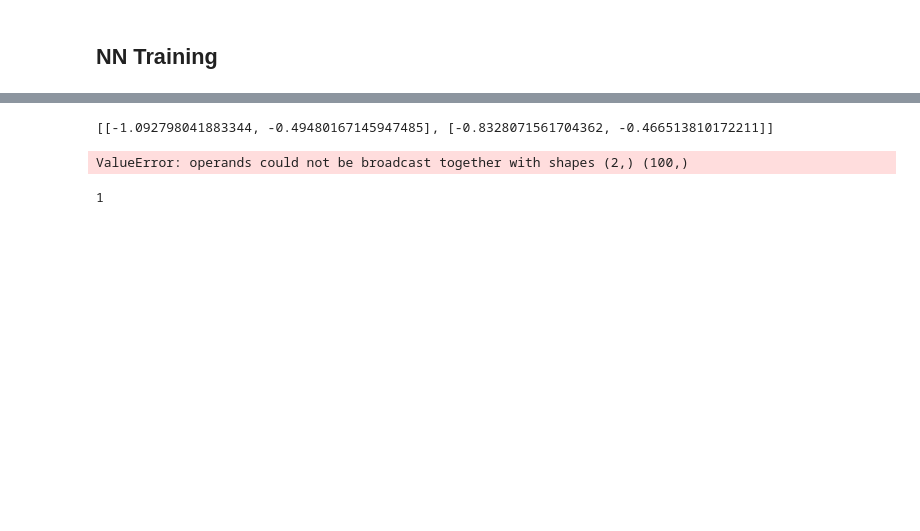
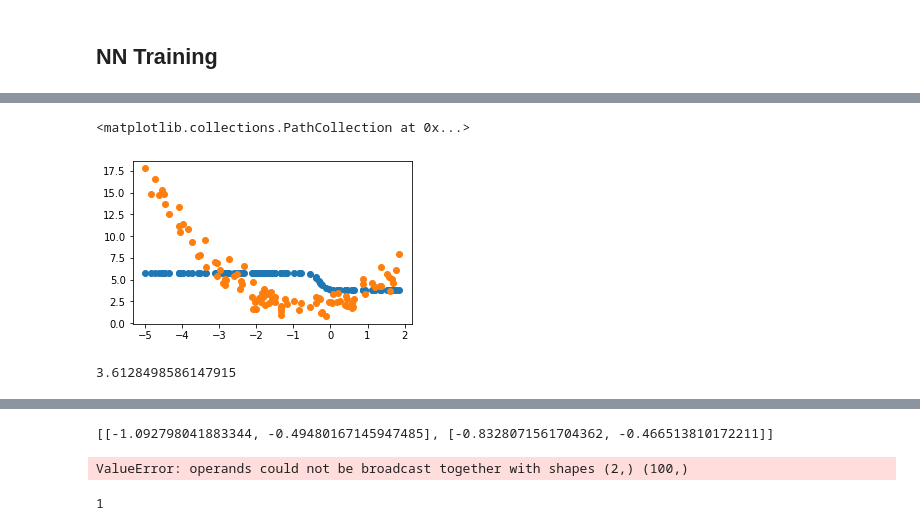
Before and after one commit to Avril-Cui/neural-nets, a Jupyter notebook: neural_nets.ipynb, the cells around one changed output, grey strips where cells are left out. Cells and saved outputs as stored; diff of their text form; code cells hidden in the pictures; blank space fills up the shorter version.

```diff
--- a/neural_nets.ipynb
+++ b/neural_nets.ipynb
@@ -130,3 +169,14 @@ def train():
         weights = train_epoch(A0=inpt, index=index, learn_rate=learn_rate, weights=weights, epoch=t)
 
     return weights
+# %%
+def predict(weights, inpt):
+    z_1_0 = np.dot(weights[0][0], inpt)
+    a_1_0 = sigmoid_i(z_1_0)
+    z_1_1 = np.dot(weights[0][1], inpt)
+    a_1_1 = sigmoid_i(z_1_1)
+    a_1 = [1, a_1_0, a_1_1]
+
+    z_2 = np.dot(weights[1], a_1)
+    a_2 = z_2
+    return a_2
@@ -133,3 +192,27 @@ def train():
+# %%
+inpt_lst = d_nl["1"].to_list()
+opt_lst = []
+weights = train()
+for inpt in inpt_lst:
+    opt = predict(weights, [1, inpt])
+    opt_lst.append(opt)
+# %%
+# print(weights)
+
+# line_indpt = np.linspace(-5, 2, 500)
+# line = weights[1][1] * line_indpt + weights[1][2] * line_indpt + weights[1][0]
+plt.figure(figsize=(5,3))
+plt.scatter(inpt_lst, opt_lst)
+plt.scatter(d_nl['1'], d_nl["label"])
+# plt.plot(line_indpt, line, color="orange")
+# %% [output]
+<matplotlib.collections.PathCollection at 0x...>
+[figure, added]
+# %%
+result = predict([1, 10])
+result
+# %% [output]
+3.6128498586147915
 # %%
 weights = train()
 # %% [output]
```
Also changed, not shown: parts of 7 cells of this notebook, 1 other file.
